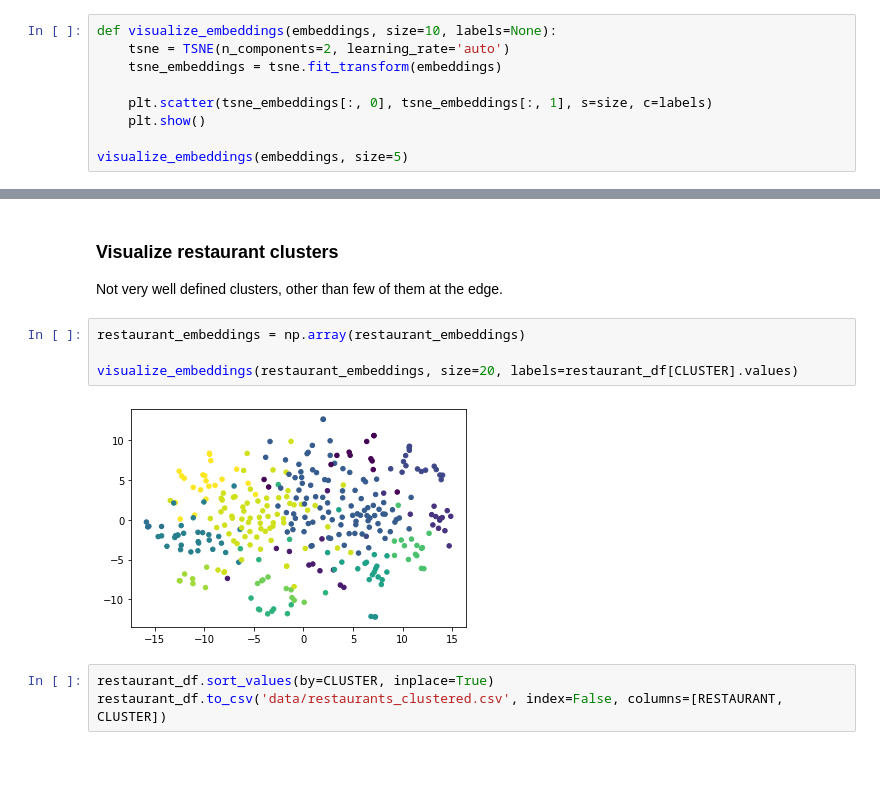
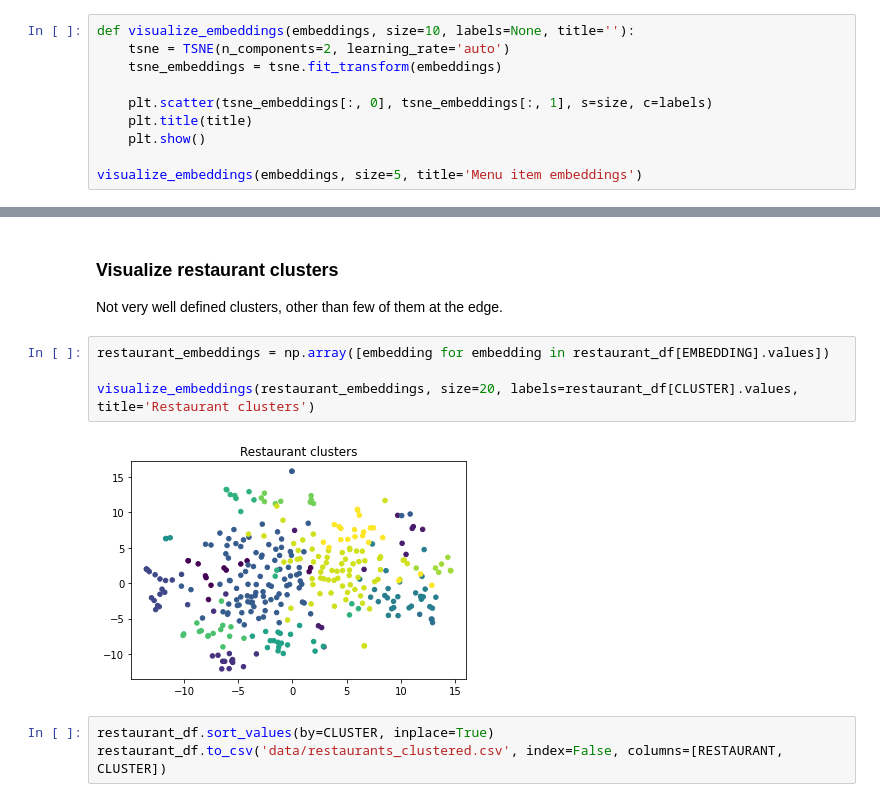
Before and after one commit to 97varun/restaurant-clustering, a Jupyter notebook: main.ipynb, the cells around one changed output, grey strips where cells are left out. Saved outputs shown, nothing was run; the diff lists cells and outputs as text; blank space fills up the shorter version.

```diff
--- a/main.ipynb
+++ b/main.ipynb
@@ -88,12 +88,13 @@ Embedding shape: (4524, 768)
 
 Visualize the embedding of the menu items using t-SNE. Couldn't see any clearly separated clusters in 2D using PCA, it was only capturing ~30% of the variance. So tried t-SNE, which shows more clearly separated clusters.
 # %%
-def visualize_embeddings(embeddings, size=10, labels=None):
+def visualize_embeddings(embeddings, size=10, labels=None, title=''):
     tsne = TSNE(n_components=2, learning_rate='auto')
     tsne_embeddings = tsne.fit_transform(embeddings)
 
     plt.scatter(tsne_embeddings[:, 0], tsne_embeddings[:, 1], s=size, c=labels)
+    plt.title(title)
     plt.show()
 
-visualize_embeddings(embeddings, size=5)
+visualize_embeddings(embeddings, size=5, title='Menu item embeddings')
 # %% [output]
@@ -156,11 +157,11 @@ restaurant_df[CLUSTER] = kmeans_labels[best_k - candidate_k_values[0]]
 
 Not very well defined clusters, other than few of them at the edge.
 # %%
-restaurant_embeddings = np.array(restaurant_embeddings)
+restaurant_embeddings = np.array([embedding for embedding in restaurant_df[EMBEDDING].values])
 
-visualize_embeddings(restaurant_embeddings, size=20, labels=restaurant_df[CLUSTER].values)
+visualize_embeddings(restaurant_embeddings, size=20, labels=restaurant_df[CLUSTER].values, title='Restaurant clusters')
 # %% [output]
-[figure, old version]
+[figure, new version]
 # %%
 restaurant_df.sort_values(by=CLUSTER, inplace=True)
 restaurant_df.to_csv('data/restaurants_clustered.csv', index=False, columns=[RESTAURANT, CLUSTER])
```
Also changed, not shown: parts of 1 cell of this notebook.
